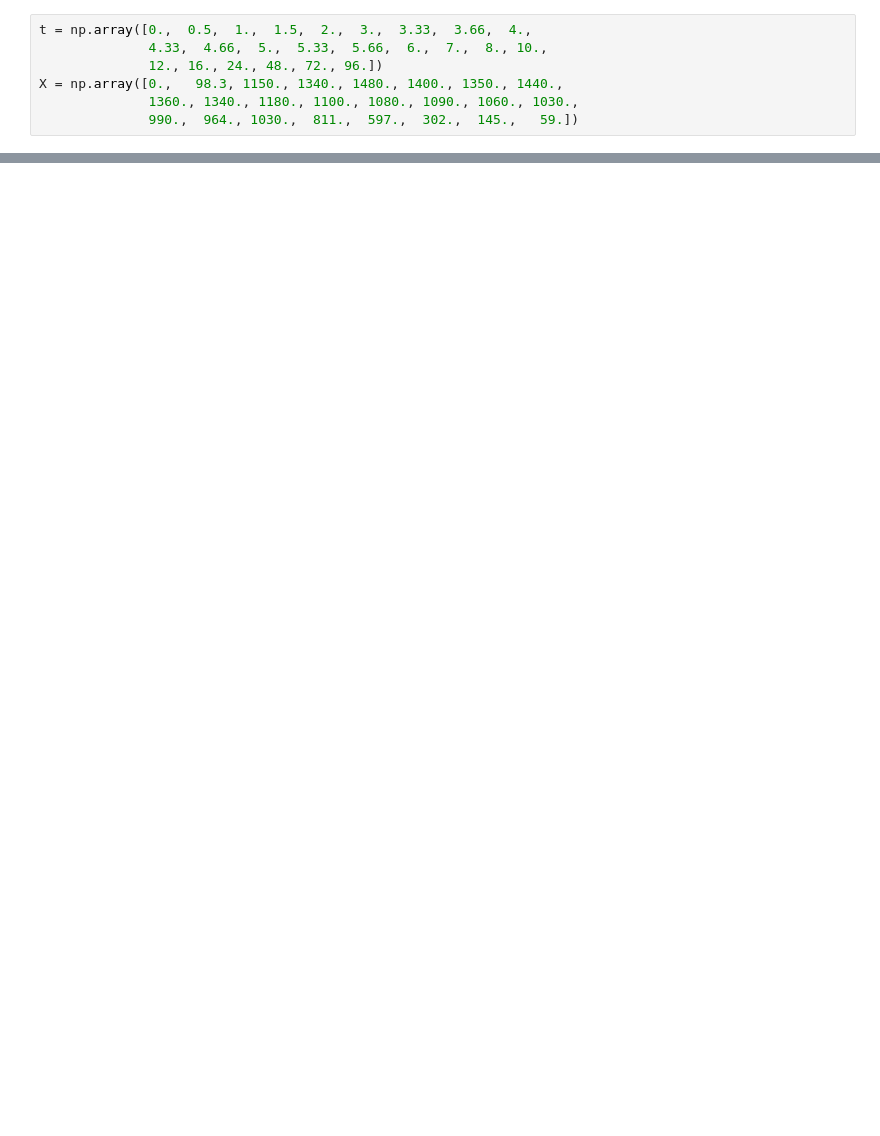
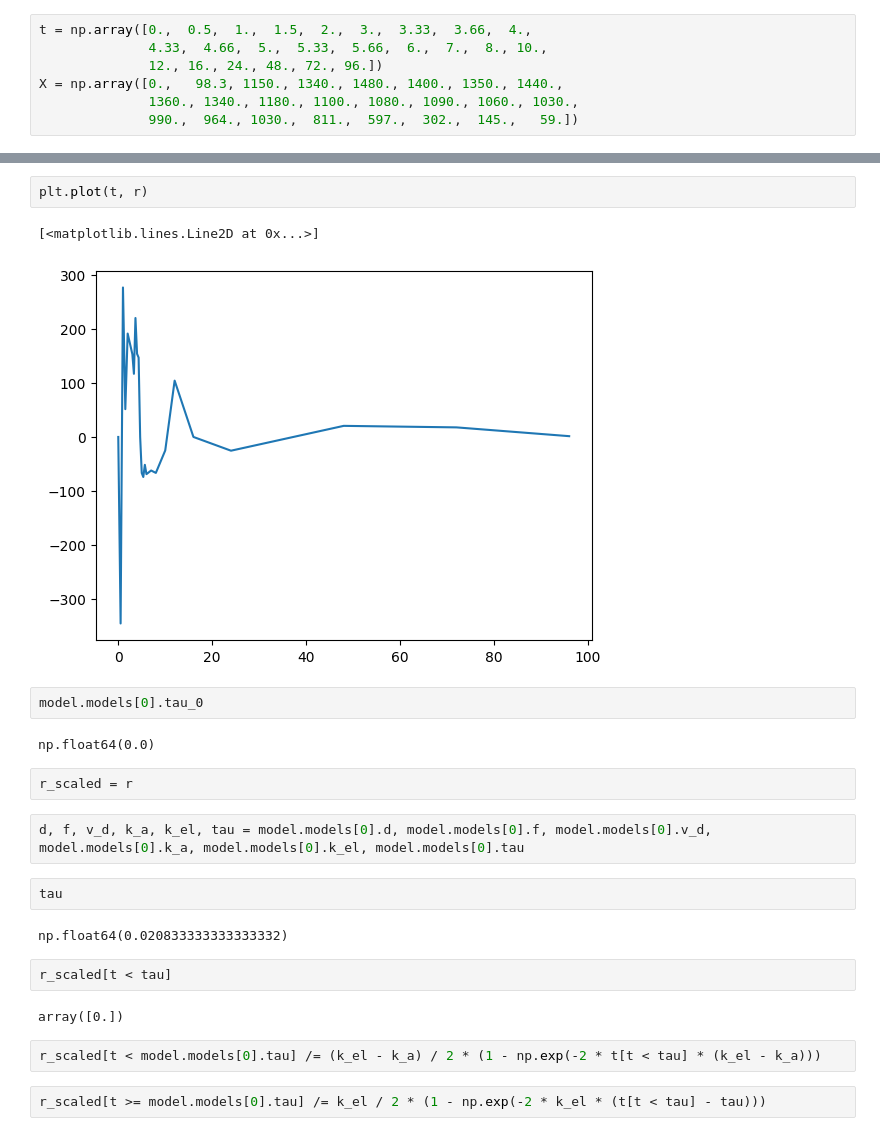
Before and after one commit to LumbaBalumba/pharmapynetics, a Jupyter notebook: examples/model_fitting.ipynb, the cells around one changed output, grey strips where cells are left out. Drawn from its saved outputs; the diff is of its cells as text; blank space fills up the shorter version.

```diff
--- a/examples/model_fitting.ipynb
+++ b/examples/model_fitting.ipynb
@@ -28,0 +31,25 @@ plt.show()
+# %%
+plt.plot(t, r)
+# %% [output]
+[<matplotlib.lines.Line2D at 0x...>]
+[figure, added]
+# %%
+model.models[0].tau_0
+# %% [output]
+np.float64(0.0)
+# %%
+r_scaled = r
+# %%
+d, f, v_d, k_a, k_el, tau = model.models[0].d, model.models[0].f, model.models[0].v_d, model.models[0].k_a, model.models[0].k_el, model.models[0].tau
+# %%
+tau
+# %% [output]
+np.float64(0.020833333333333332)
+# %%
+r_scaled[t < tau]
+# %% [output]
+array([0.])
+# %%
+r_scaled[t < model.models[0].tau] /= (k_el - k_a) / 2 * (1 - np.exp(-2 * t[t < tau] * (k_el - k_a)))
+# %%
+r_scaled[t >= model.models[0].tau] /= k_el / 2 * (1 - np.exp(-2 * k_el * (t[t < tau] - tau)))
```
Also changed, not shown: parts of 6 cells of this notebook, 2 other files.
